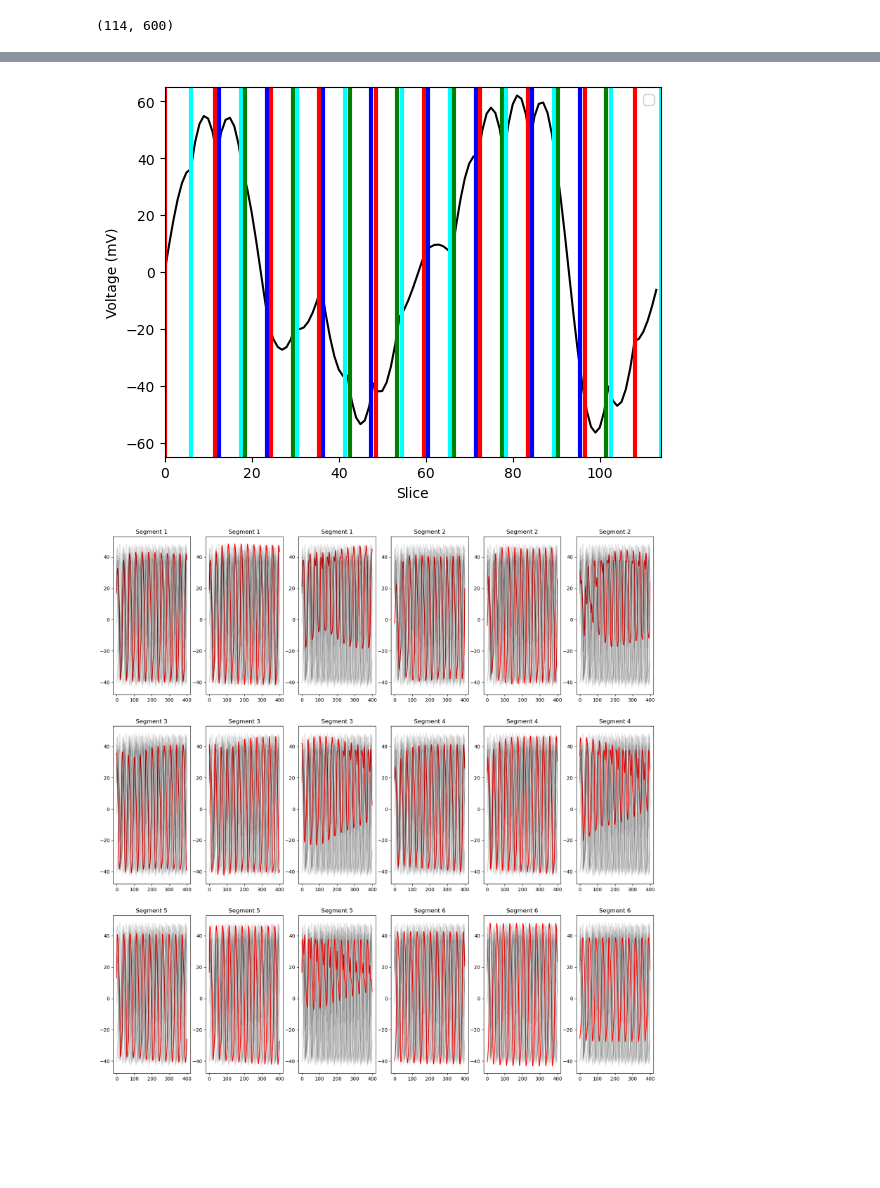
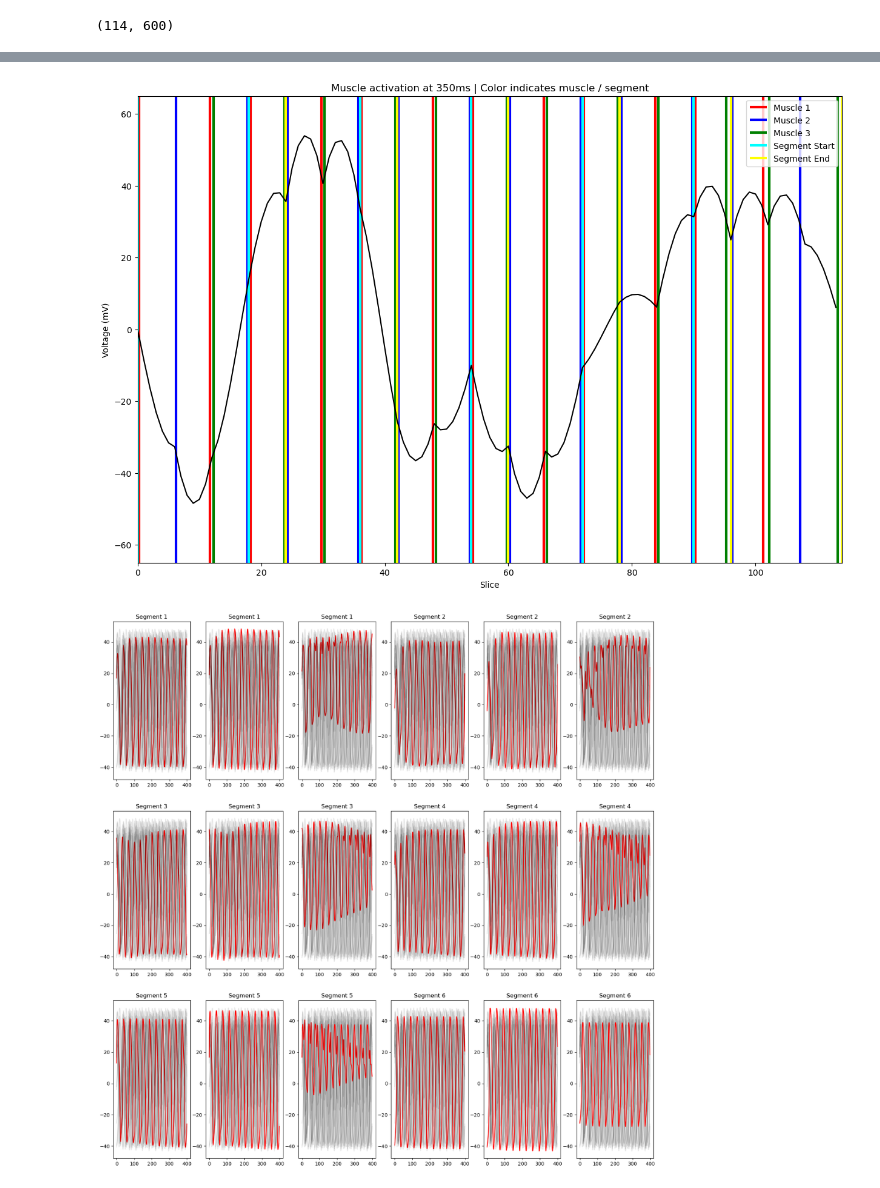
Before and after one commit to agetopher/Celegans_HuberBraun, a Jupyter notebook: test.ipynb, the cells around one changed output, grey strips where cells are left out. Cells and saved outputs as stored; diff of their text form; code cells hidden in the pictures; blank space fills up the shorter version.

Commit message:
fixed the colors in the test file

```diff
--- a/test.ipynb
+++ b/test.ipynb
@@ -68,45 +68,59 @@ print(total_sin_vals.shape)
 # %%
 import matplotlib.pyplot as plt
 # %%
-plt.plot(total_sin_vals[:,350], color="Black")
-plt.vlines(0, -65, 65, color="red", linewidth=3)
-plt.vlines(6, -65, 65, color="cyan", linewidth=3)
-plt.vlines(11.5, -65, 65, color="red", linewidth=3)
-plt.vlines(12.5, -65, 65, color="blue", linewidth=3)
-plt.vlines(17.5, -65, 65, color="cyan", linewidth=3)
-plt.vlines(18.5, -65, 65, color="green", linewidth=3)
-plt.vlines(23.5, -65, 65, color="blue", linewidth=3)
-plt.vlines(24.5, -65, 65, color="red", linewidth=3)
-plt.vlines(29.5, -65, 65, color="green", linewidth=3)
-plt.vlines(30.5, -65, 65, color="cyan", linewidth=3)
-plt.vlines(35.5, -65, 65, color="red", linewidth=3)
-plt.vlines(36.5, -65, 65, color="blue", linewidth=3)
-plt.vlines(41.5, -65, 65, color="cyan", linewidth=3)
-plt.vlines(42.5, -65, 65, color="green", linewidth=3)
-plt.vlines(47.5, -65, 65, color="blue", linewidth=3)
-plt.vlines(48.5, -65, 65, color="red", linewidth=3)
-plt.vlines(53.5, -65, 65, color="green", linewidth=3)
-plt.vlines(54.5, -65, 65, color="cyan", linewidth=3)
-plt.vlines(59.5, -65, 65, color="red", linewidth=3)
-plt.vlines(60.5, -65, 65, color="blue", linewidth=3)
-plt.vlines(65.5, -65, 65, color="cyan", linewidth=3)
-plt.vlines(66.5, -65, 65, color="green", linewidth=3)
-plt.vlines(71.5, -65, 65, color="blue", linewidth=3)
-plt.vlines(72.5, -65, 65, color="red", linewidth=3)
-plt.vlines(77.5, -65, 65, color="green", linewidth=3)
-plt.vlines(78.5, -65, 65, color="cyan", linewidth=3)
-plt.vlines(83.5, -65, 65, color="red", linewidth=3)
-plt.vlines(84.5, -65, 65, color="blue", linewidth=3)
-plt.vlines(89.5, -65, 65, color="cyan", linewidth=3)
-plt.vlines(90.5, -65, 65, color="green", linewidth=3)
-plt.vlines(95.5, -65, 65, color="blue", linewidth=3)
-plt.vlines(96.5, -65, 65, color="red", linewidth=3)
-plt.vlines(101.5, -65, 65, color="green", linewidth=3)
-plt.vlines(102.5, -65, 65, color="cyan", linewidth=3)
-plt.vlines(108, -65, 65, color="red", linewidth=3)
-plt.vlines(114, -65, 65, color="cyan", linewidth=3)
+plt.figure(figsize=(15, 10))
+plt.vlines(0.25, -65, 65, color="red", linewidth=3, label="Muscle 1")
+plt.vlines(0., -65, 65, color="cyan", linewidth=3)
+plt.vlines(6.25, -65, 65, color="blue", linewidth=3, label="Muscle 2")
+plt.vlines(11.75, -65, 65, color="red", linewidth=3)
+plt.vlines(12.25, -65, 65, color="green", linewidth=3, label="Muscle 3")
+plt.vlines(17.75, -65, 65, color="blue", linewidth=3)
+plt.vlines(18.25, -65, 65, color="red", linewidth=3)
+plt.vlines(18, -65, 65, color="cyan", linewidth=3, label="Segment Start")
+plt.vlines(23.75, -65, 65, color="green", linewidth=3)
+plt.vlines(24.25, -65, 65, color="blue", linewidth=3)
+plt.vlines(24, -65, 65, color="yellow", linewidth=3, label="Segment End")
+plt.vlines(29.75, -65, 65, color="red", linewidth=3)
+plt.vlines(30.25, -65, 65, color="green", linewidth=3)
+plt.vlines(35.75, -65, 65, color="blue", linewidth=3)
+plt.vlines(36.25, -65, 65, color="red", linewidth=3)
+plt.vlines(36, -65, 65, color="cyan", linewidth=3)
+plt.vlines(41.75, -65, 65, color="green", linewidth=3)
+plt.vlines(42.25, -65, 65, color="blue", linewidth=3)
+plt.vlines(42, -65, 65, color="yellow", linewidth=3)
+plt.vlines(47.75, -65, 65, color="red", linewidth=3)
+plt.vlines(48.25, -65, 65, color="green", linewidth=3)
+plt.vlines(53.75, -65, 65, color="blue", linewidth=3)
+plt.vlines(54.25, -65, 65, color="red", linewidth=3)
+plt.vlines(54, -65, 65, color="cyan", linewidth=3)
+plt.vlines(59.75, -65, 65, color="green", linewidth=3)
+plt.vlines(60.25, -65, 65, color="blue", linewidth=3)
+plt.vlines(60, -65, 65, color="yellow", linewidth=3)
+plt.vlines(65.75, -65, 65, color="red", linewidth=3)
+plt.vlines(66.25, -65, 65, color="green", linewidth=3)
+plt.vlines(71.75, -65, 65, color="blue", linewidth=3)
+plt.vlines(72.25, -65, 65, color="red", linewidth=3)
+plt.vlines(72, -65, 65, color="cyan", linewidth=3)
+plt.vlines(77.75, -65, 65, color="green", linewidth=3)
+plt.vlines(78.25, -65, 65, color="blue", linewidth=3)
+plt.vlines(78, -65, 65, color="yellow", linewidth=3)
+plt.vlines(83.75, -65, 65, color="red", linewidth=3)
+plt.vlines(84.25, -65, 65, color="green", linewidth=3)
+plt.vlines(89.75, -65, 65, color="blue", linewidth=3)
+plt.vlines(90.25, -65, 65, color="red", linewidth=3)
+plt.vlines(90, -65, 65, color="cyan", linewidth=3)
+plt.vlines(95.25, -65, 65, color="green", linewidth=3)
+plt.vlines(96.25, -65, 65, color="blue", linewidth=3)
+plt.vlines(96, -65, 65, color="yellow", linewidth=3)
+plt.vlines(101.25, -65, 65, color="red", linewidth=3)
+plt.vlines(102.25, -65, 65, color="green", linewidth=3)
+plt.vlines(107.25, -65, 65, color="blue", linewidth=3)
+plt.vlines(113.25, -65, 65, color="green", linewidth=3)
+plt.vlines(114, -65, 65, color="yellow", linewidth=3)
+plt.plot(total_sin_vals[:,325], color="Black")
 plt.xlabel("Slice")
 plt.ylabel("Voltage (mV)")
+plt.title("Muscle activation at 350ms | Color indicates muscle / segment")
 plt.xlim(0, 114)
 plt.ylim(-65, 65)
 plt.legend()
@@ -116,4 +129,4 @@ No artists with labels found to put in legend.  Note that artists whose label st
-[figure, old version]
+[figure, new version]
 # %%
 plt.figure(figsize=(20, 20))
 for i in range(len(d_minus_v)):
```
Also changed, not shown: parts of 1 cell of this notebook.
